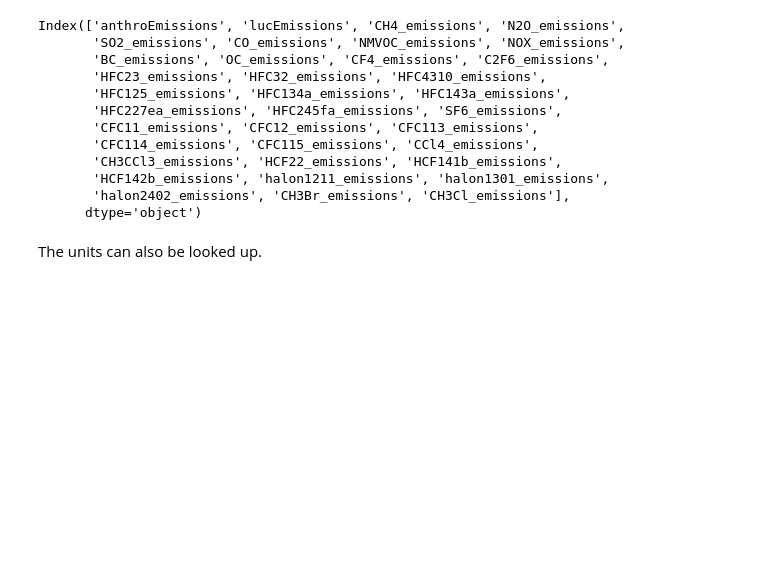
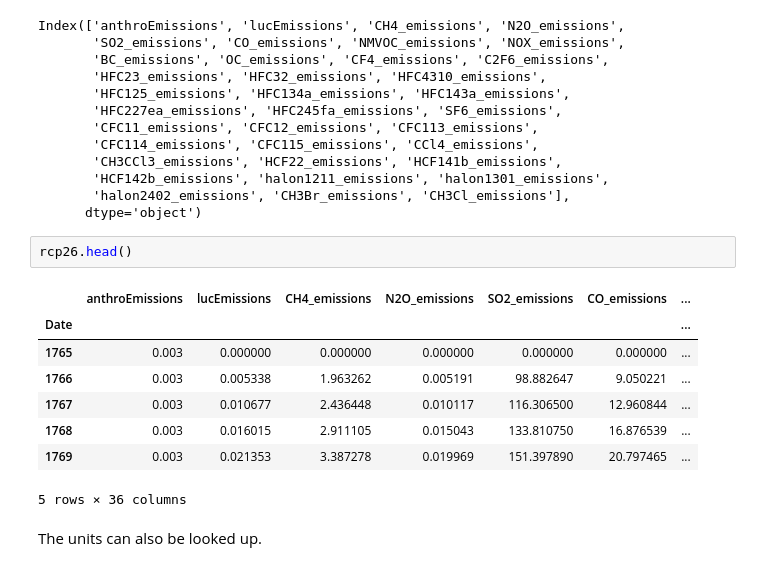
Before and after one commit to openclimatedata/pyhector, a Jupyter notebook: index.ipynb, the cells around one changed output. Saved outputs shown, nothing was run; the diff lists cells and outputs as text; blank space fills up the shorter version.

```diff
--- a/index.ipynb
+++ b/index.ipynb
@@ -33,6 +33,17 @@ Index(['anthroEmissions', 'lucEmissions', 'CH4_emissions', 'N2O_emissions',
        'HCF142b_emissions', 'halon1211_emissions', 'halon1301_emissions',
        'halon2402_emissions', 'CH3Br_emissions', 'CH3Cl_emissions'],
       dtype='object')
+# %%
+rcp26.head()
+# %% [output]
+|  | anthroEmissions | lucEmissions | CH4_emissions | N2O_emissions | SO2_emissions | CO_emissions | ... |
+| Date |  |  |  |  |  |  | ... |
+| 1765 | 0.003 | 0.000000 | 0.000000 | 0.000000 | 0.000000 | 0.000000 | ... |
+| 1766 | 0.003 | 0.005338 | 1.963262 | 0.005191 | 98.882647 | 9.050221 | ... |
+| 1767 | 0.003 | 0.010677 | 2.436448 | 0.010117 | 116.306500 | 12.960844 | ... |
+| 1768 | 0.003 | 0.016015 | 2.911105 | 0.015043 | 133.810750 | 16.876539 | ... |
+| 1769 | 0.003 | 0.021353 | 3.387278 | 0.019969 | 151.397890 | 20.797465 | ... |
+5 rows × 36 columns
 # %% [markdown]
 The units can also be looked up.
 # %%
```
Also changed, not shown: parts of 4 cells of this notebook.
